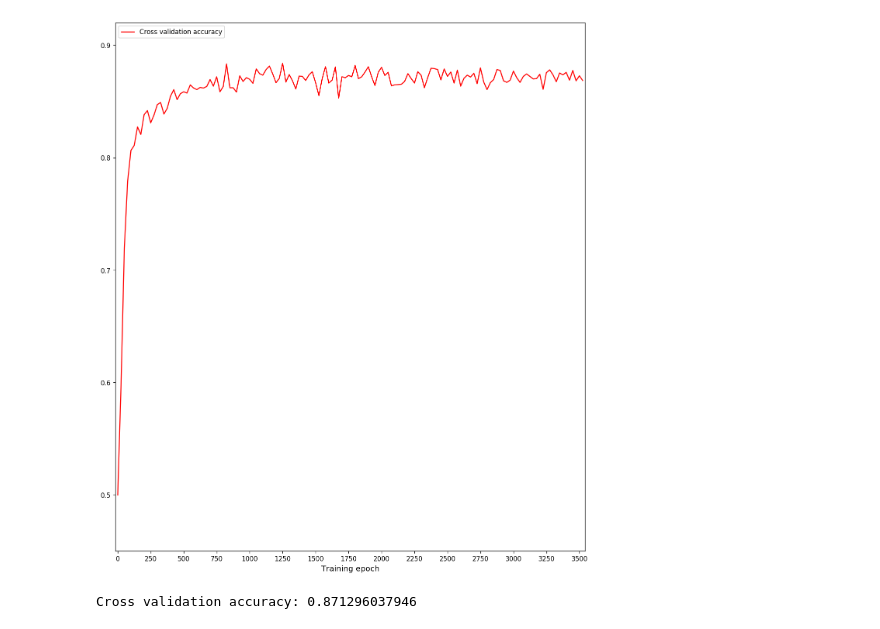
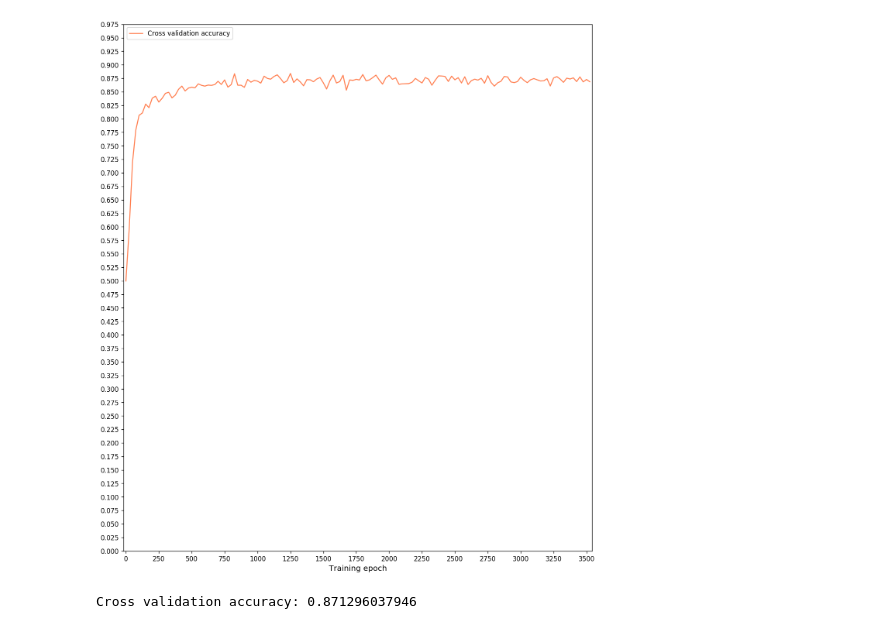
Before and after one commit to aleksmitov/microfossil_classification, a Jupyter notebook: data_plots.ipynb, the cells around one changed output. Cells and saved outputs as stored; diff of their text form; code cells hidden in the pictures.

```diff
--- a/data_plots.ipynb
+++ b/data_plots.ipynb
@@ -67,8 +67,9 @@ def plot_cross_validation(dir_path):
     # Everything's computed, time to draw some fancy stuff
     plt.figure(figsize=(13,15), dpi=120) # Plot dimensions
     plt.ylim(0.45,0.92) # Set range for y values
-    handle, = plt.plot(steps, values, "r-", label="Cross validation accuracy")
+    handle, = plt.plot(steps, values, "-", color="coral", label="Cross validation accuracy")
     plt.xticks(np.arange(0, 9600+1, 250))
+    plt.yticks(np.arange(0, 1.0, 0.025))
     plt.legend(handles=[handle], loc='upper left')
     plt.margins(0.005)
     plt.xlabel("Training epoch", fontdict=None, labelpad=None, fontsize=12)
@@ -109,6 +110,7 @@ def plot_size_power_curves(dir_path):
     plt.figure(figsize=(20,15), dpi=120) # Plot dimensions
     plt.ylim(0.45,0.93) # Set range for y values
     plt.xticks(np.arange(0, 9600+1, 250))
+    plt.yticks(np.arange(0, 1.0, 0.025))
     plt.margins(0.005)
     plt.xlabel("Training epoch", fontdict=None, labelpad=None, fontsize=12)
 
@@ -136,37 +138,37 @@ def plot_size_power_points(dir_path):
         current_pairs = [(map_key, step_value_map[map_key]) for map_key in step_value_map]
         sorted_pairs = sorted(current_pairs, key=lambda tup: tup[0])
         avg_accuracy = 0.0
         total_points = 0.0
         step_increment = 25
         total_steps = int(500 / 25)
         for i in range(len(sorted_pairs)-1, len(sorted_pairs)-total_steps-1, -1):
             avg_accuracy += sorted_pairs[i][1]
             total_points += 1
         avg_accuracy /= total_points
         print("avg_accuracy: {}".format(avg_accuracy))
         avg_points.append(avg_accuracy)
 
     # Everything's computed, time to draw some fancy stuff
     plt.figure(figsize=(15,15), dpi=120) # Plot dimensions
     plt.ylim(0.0,0.93) # Set range for y values
     plt.xticks(np.arange(0, 100+1, 5))
+    plt.yticks(np.arange(0, 1.0, 0.025))
     plt.margins(0.015)
     plt.xlabel("Training set size in %", fontdict=None, labelpad=None, fontsize=12)
     plt.ylabel("Accuracy", fontdict=None, labelpad=None, fontsize=12)
 
     handles = []
-    for i in range(0, len(avg_points)):
-        handle, = plt.plot(percents[i], avg_points[i], "ro", ms=10)
-        handles.append(handle)
-    handle, = plt.plot(percents, avg_points, "r--")
+    handle, = plt.plot(percents, avg_points, "o", color="coral", ms=10, label="Evaluated set size")
 
-    #plt.legend(handles=handles, loc='upper left')
+    plt.plot(percents, avg_points, "--", color="coral")
+
+    plt.legend(handles=[handle], loc='upper left')
     pb.savefig("size_power_points.png", bbox_inches='tight')
     plt.show()
 
 
 plot_cross_validation(DATA_ACCURACY_DIR_PATH)
 #plot_size_power_points(POWER_TEST_DIR_PATH)
 # %% [output]
-[figure, old version]
+[figure, new version]
 Cross validation accuracy: 0.871296037946
```
